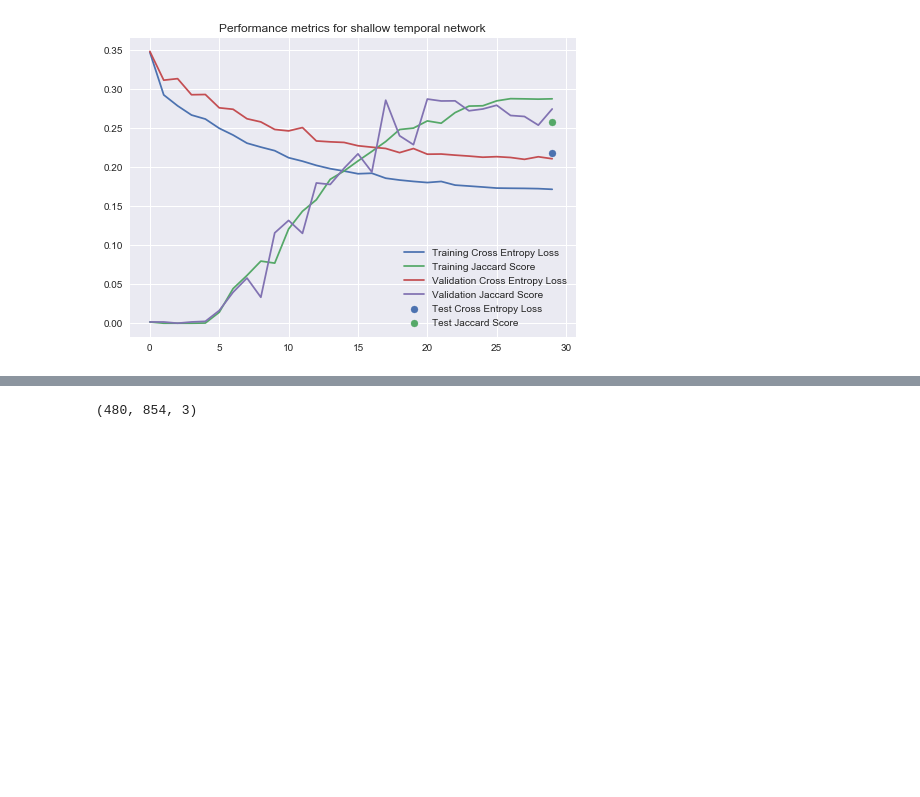
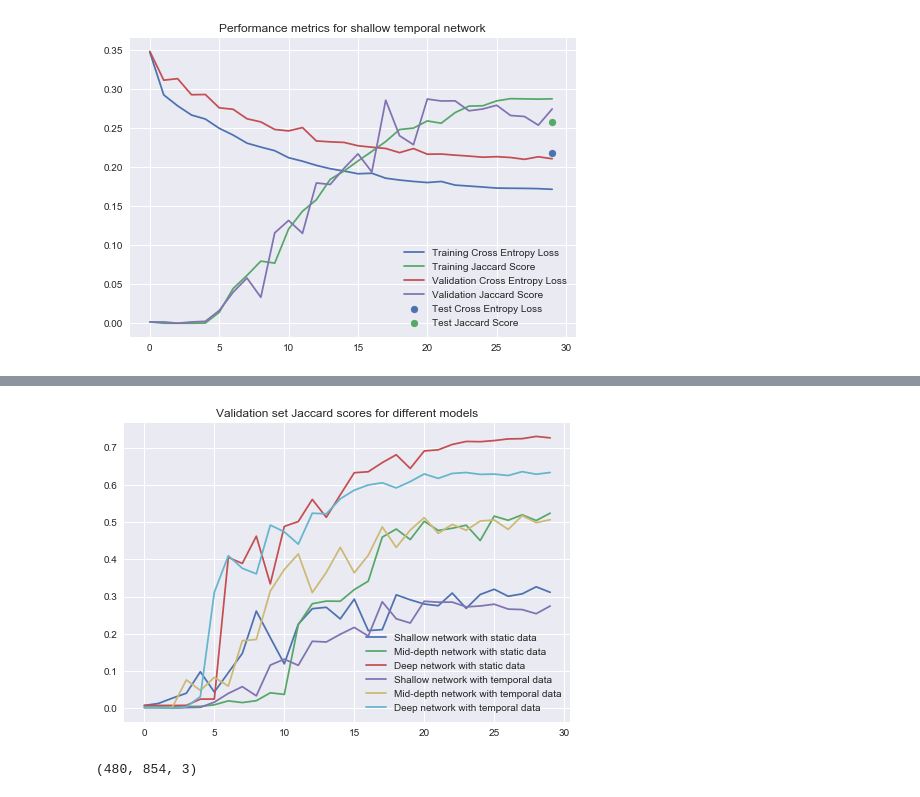
Before and after one commit to DanielPolatajko/ivcproject, a Jupyter notebook: Graphing.ipynb, the cells around one changed output, grey strips where cells are left out. Cells and saved outputs as stored; diff of their text form; code cells hidden in the pictures; blank space fills up the shorter version.

```diff
--- a/Graphing.ipynb
+++ b/Graphing.ipynb
@@ -40,15 +61,15 @@ static_deeper_test = pd.read_csv(temp1[1])
 # %%
-temporal_shallow_scores = pd.read_csv(temp1[9])
-temporal_shallow_test = pd.read_csv(temp1[10])
+temporal_shallow_scores = pd.read_csv(temp1[10])
+temporal_shallow_test = pd.read_csv(temp1[11])
 # %%
-temporal_deeper_scores = pd.read_csv(temp1[5])
-temporal_deeper_test = pd.read_csv(temp1[6])
+temporal_deeper_scores = pd.read_csv(temp1[6])
+temporal_deeper_test = pd.read_csv(temp1[7])
 # %%
 static_deepest_scores = pd.read_csv(temp1[2])
 static_deepest_test = pd.read_csv(temp1[3])
 # %%
-temporal_deepest_scores = pd.read_csv(temp1[7])
-temporal_deepest_test = pd.read_csv(temp1[8])
+temporal_deepest_scores = pd.read_csv(temp1[8])
+temporal_deepest_test = pd.read_csv(temp1[9])
 # %%
 loss_graph(static_deeper_scores, static_deeper_test, "deeper static")
 # %% [output]
@@ -84,3 +107,15 @@ plt.legend()
+# %%
+plt.title("Validation set Jaccard scores for different models")
+plt.plot(static_shallow_scores['val_jac'],label="Shallow network with static data")
+plt.plot(static_deeper_scores['val_jac'],label="Mid-depth network with static data")
+plt.plot(static_deepest_scores['val_jac'],label="Deep network with static data")
+plt.plot(temporal_shallow_scores['val_jac'],label="Shallow network with temporal data")
+plt.plot(temporal_deeper_scores['val_jac'],label="Mid-depth network with temporal data")
+plt.plot(temporal_deepest_scores['val_jac'],label="Deep network with temporal data")
+plt.legend()
+plt.savefig("vals.png")
+# %% [output]
+[figure, added]
 # %%
 import os
 import numpy as np
```
Also changed, not shown: parts of 12 cells of this notebook, 14 other files.
